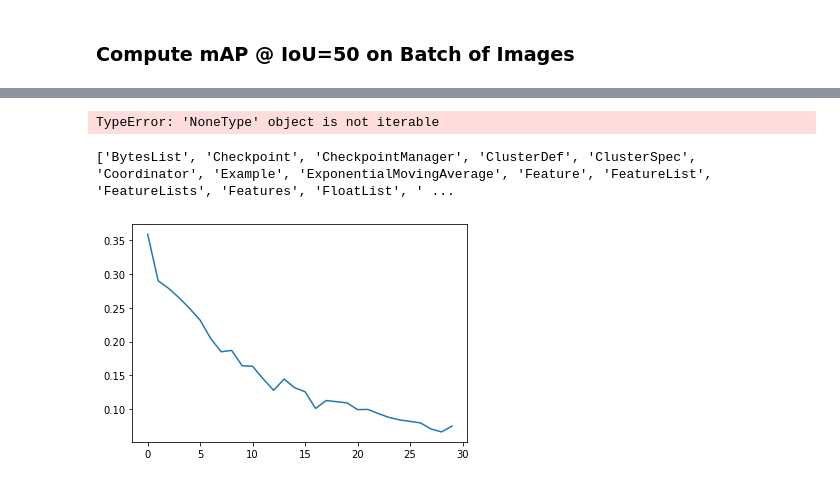
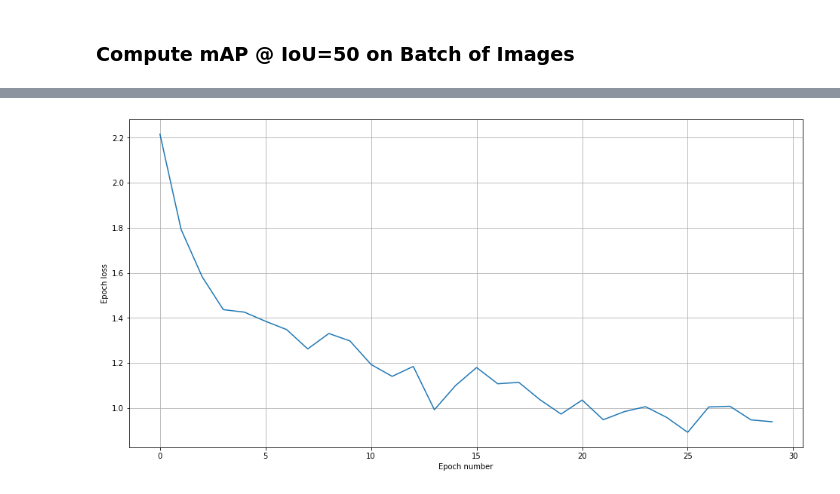
Before and after one commit to marul12q/projektBadawczy, a Jupyter notebook: samples/gland/inspect_model_gland.ipynb, the cells around one changed output, grey strips where cells are left out. Saved outputs shown, nothing was run; the diff lists cells and outputs as text; code cells hidden in the pictures.

```diff
--- a/samples/gland/inspect_model_gland.ipynb
+++ b/samples/gland/inspect_model_gland.ipynb
@@ -252,5 +239,0 @@ import tensorflow
-# %%
-for summary in tensorflow.train.latest_checkpoint("/home/mkubita/Pulpit/projektBadawczy/Wyniki/Train_1/train/test.v2"):
-    print(summary)
-# %% [output]
-TypeError: 'NoneType' object is not iterable
@@ -265,20 +240,3 @@ TypeError: 'NoneType' object is not iterable
-# %%
-print(dir(tensorflow.train))
-# %% [output]
-['BytesList', 'Checkpoint', 'CheckpointManager', 'ClusterDef', 'ClusterSpec', 'Coordinator', 'Example', 'ExponentialMovingAverage', 'Feature', 'FeatureList', 'FeatureLists', 'Features', 'FloatList', ' ...
-# %%
-import tensorflow as tf
-metrics = {}
-
-for event in tf.compat.v1.train.summary_iterator('/home/mkubita/Pulpit/projektBadawczy/Wyniki/Train_1/train/test.v2'):
-    if event.step not in metrics:
-        metrics[event.step] = {}
-    if len(event.summary.value) != 0:
-        metrics[event.step][event.summary.value[0].tag] = event.summary.value[0].simple_value
-    #     for value in event.summary.value:
-#         print(value.tag)
-#         if value.HasField('simple_value'):
-#             print(value.simple_value)
 # %%
 epoch_loss = list()
 epoch_rpn_class_loss = list()
@@ -295,7 +253,11 @@ for step, value in metrics.items():
     epoch_mrcnn_bbox_loss.append(value['epoch_mrcnn_bbox_loss'])
     epoch_mrcnn_mask_loss.append(value['epoch_mrcnn_mask_loss'])
 # %%
-plt.plot(epoch_mrcnn_class_loss)
+plt.figure(figsize=(16,8))
+plt.grid()
+plt.plot(epoch_loss)
+plt.xlabel('Epoch number')
+plt.ylabel('Epoch loss')
 plt.show()
 # %% [output]
-[figure, old version]
+[figure, new version]
```
Also changed, not shown: parts of 13 cells of this notebook, 5 other files.
